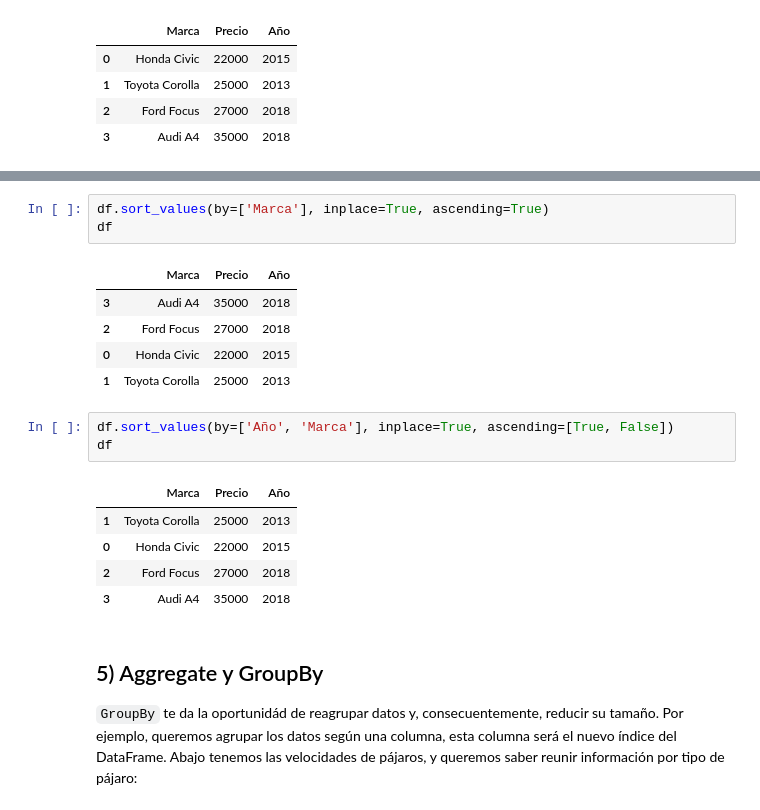
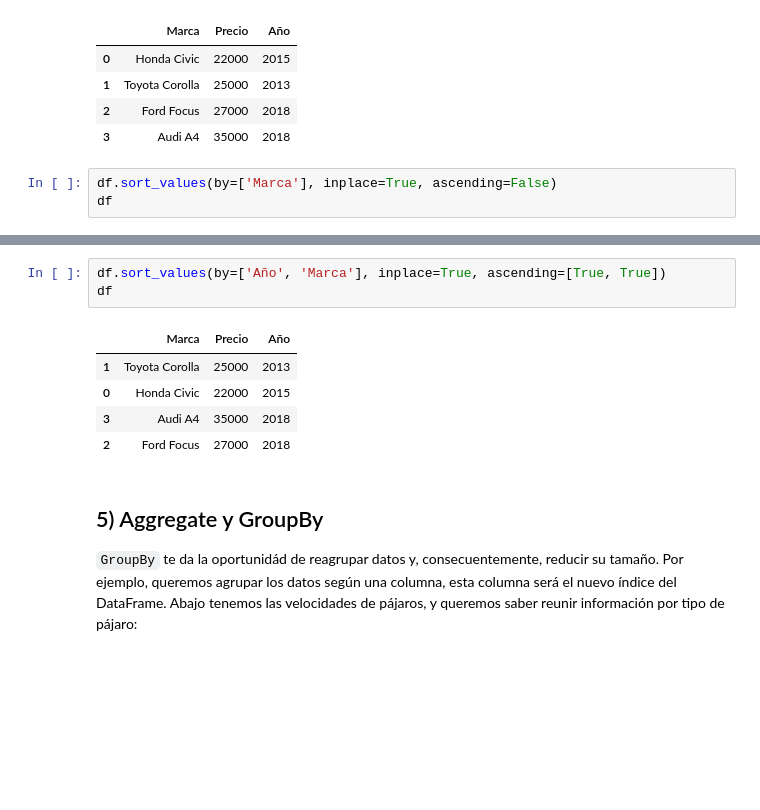
Before and after one commit to GAMES-UChile/Curso-BancoEstado, a Jupyter notebook: modulo3/modulo3.ipynb, the cells around one changed output, grey strips where cells are left out. Cells and saved outputs as stored; diff of their text form; blank space fills up the shorter version.

```diff
--- a/modulo3/modulo3.ipynb
+++ b/modulo3/modulo3.ipynb
@@ -610,3 +635,6 @@ df
 | 1 | Toyota Corolla | 25000 | 2013 |
 | 2 | Ford Focus | 27000 | 2018 |
 | 3 | Audi A4 | 35000 | 2018 |
+# %%
+df.sort_values(by=['Marca'], inplace=True, ascending=False)
+df
@@ -613,21 +647,12 @@ df
 # %%
-df.sort_values(by=['Marca'], inplace=True, ascending=True)
+df.sort_values(by=['Año', 'Marca'], inplace=True, ascending=[True, True])
 df
 # %% [output]
 |  | Marca | Precio | Año |
+| 1 | Toyota Corolla | 25000 | 2013 |
+| 0 | Honda Civic | 22000 | 2015 |
 | 3 | Audi A4 | 35000 | 2018 |
 | 2 | Ford Focus | 27000 | 2018 |
-| 0 | Honda Civic | 22000 | 2015 |
-| 1 | Toyota Corolla | 25000 | 2013 |
-# %%
-df.sort_values(by=['Año', 'Marca'], inplace=True, ascending=[True, False])
-df
-# %% [output]
-|  | Marca | Precio | Año |
-| 1 | Toyota Corolla | 25000 | 2013 |
-| 0 | Honda Civic | 22000 | 2015 |
-| 2 | Ford Focus | 27000 | 2018 |
-| 3 | Audi A4 | 35000 | 2018 |
 # %% [markdown]
 ## 5) Aggregate y GroupBy
 `GroupBy` te da la oportunidád de reagrupar datos y, consecuentemente, reducir su tamaño. Por ejemplo, queremos agrupar los datos según una columna, esta columna será el nuevo índice del DataFrame. Abajo tenemos las velocidades de pájaros, y queremos saber reunir información por tipo de pájaro:
```
Also changed, not shown: parts of 33 cells of this notebook, 1 other file.
